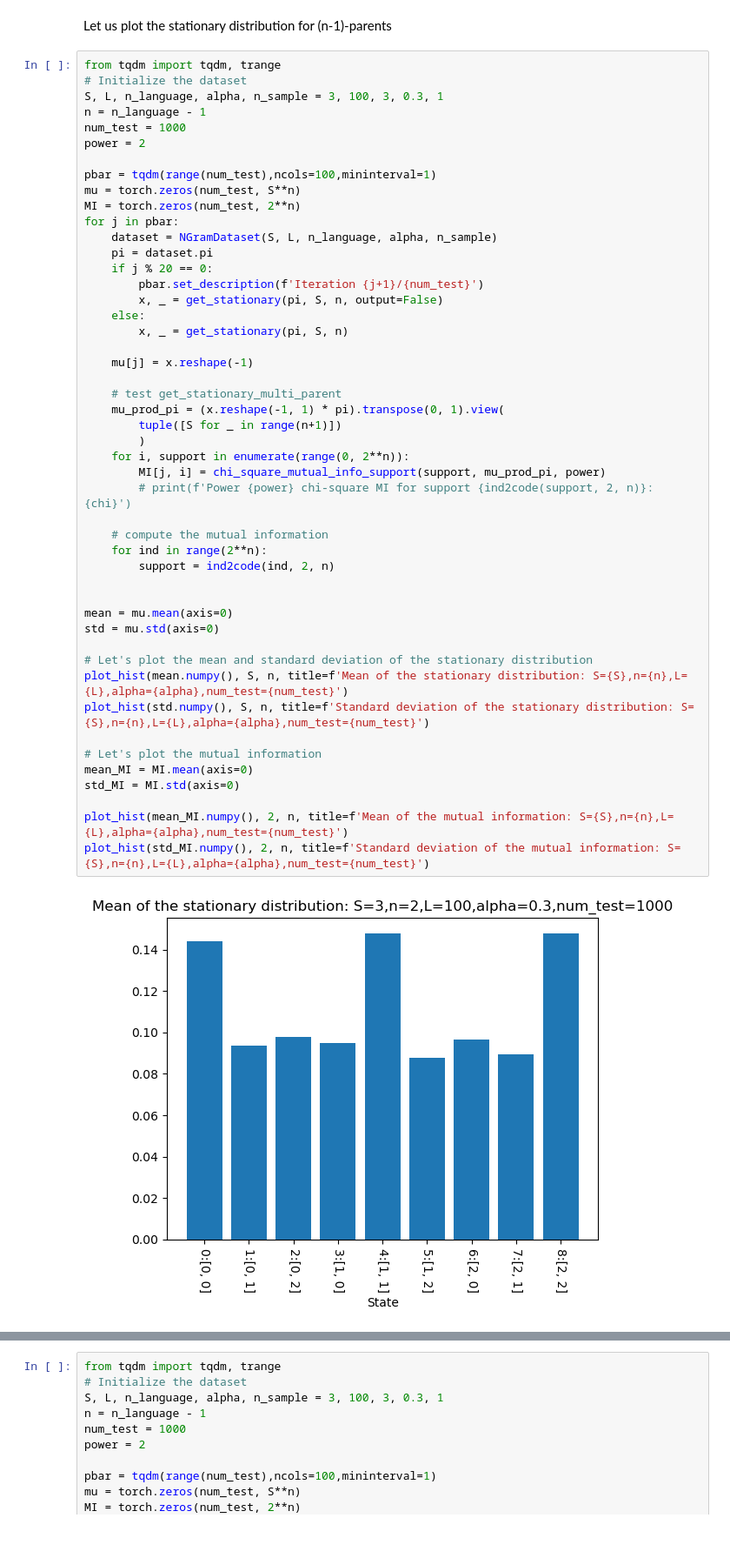
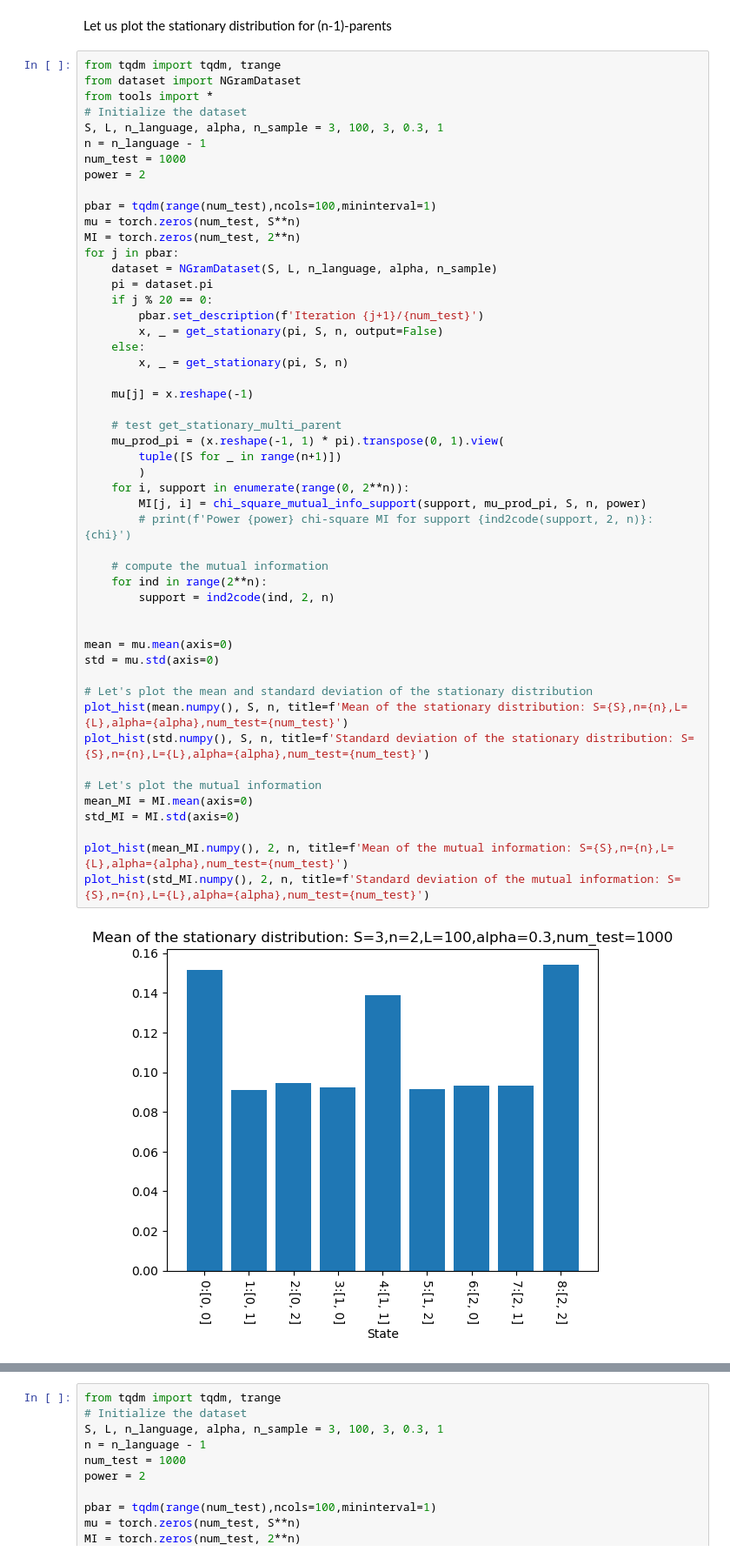
Before and after one commit to gszfwsb/Unveiling-Induction-Heads, a Jupyter notebook: RPE/simu_grad/simu_grad.ipynb, the cells around one changed output, grey strips where cells are left out. Shown at 87% size. Saved outputs shown, nothing was run; the diff lists cells and outputs as text.

```diff
--- a/RPE/simu_grad/simu_grad.ipynb
+++ b/RPE/simu_grad/simu_grad.ipynb
@@ -210,6 +5,8 @@ Power 2 chi-square MI for support [1, 1]: 0.21417930722236633
 Let us plot the stationary distribution for (n-1)-parents
 # %%
 from tqdm import tqdm, trange
+from dataset import NGramDataset
+from tools import *
 # Initialize the dataset
 S, L, n_language, alpha, n_sample = 3, 100, 3, 0.3, 1
 n = n_language - 1
@@ -229,32 +26,32 @@ for j in pbar:
         x, _ = get_stationary(pi, S, n)
 
     mu[j] = x.reshape(-1)
 
     # test get_stationary_multi_parent
     mu_prod_pi = (x.reshape(-1, 1) * pi).transpose(0, 1).view(
         tuple([S for _ in range(n+1)])
         )
     for i, support in enumerate(range(0, 2**n)):
-        MI[j, i] = chi_square_mutual_info_support(support, mu_prod_pi, power)
+        MI[j, i] = chi_square_mutual_info_support(support, mu_prod_pi, S, n, power)
         # print(f'Power {power} chi-square MI for support {ind2code(support, 2, n)}: {chi}')
 
     # compute the mutual information
     for ind in range(2**n):
         support = ind2code(ind, 2, n)
 
 
 mean = mu.mean(axis=0)
 std = mu.std(axis=0)
 
 # Let's plot the mean and standard deviation of the stationary distribution
 plot_hist(mean.numpy(), S, n, title=f'Mean of the stationary distribution: S={S},n={n},L={L},alpha={alpha},num_test={num_test}')
 plot_hist(std.numpy(), S, n, title=f'Standard deviation of the stationary distribution: S={S},n={n},L={L},alpha={alpha},num_test={num_test}')
 
 # Let's plot the mutual information
 mean_MI = MI.mean(axis=0)
 std_MI = MI.std(axis=0)
 
 plot_hist(mean_MI.numpy(), 2, n, title=f'Mean of the mutual information: S={S},n={n},L={L},alpha={alpha},num_test={num_test}')
 plot_hist(std_MI.numpy(), 2, n, title=f'Standard deviation of the mutual information: S={S},n={n},L={L},alpha={alpha},num_test={num_test}')
 # %% [output]
-[figure, old version]
+[figure, new version]
```
Also changed, not shown: parts of 7 cells of this notebook, 3 other files.
